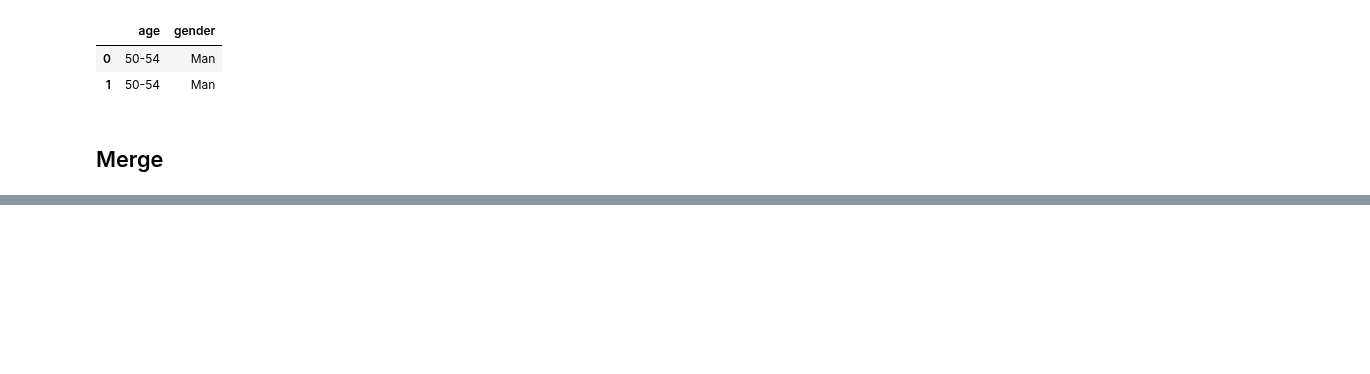
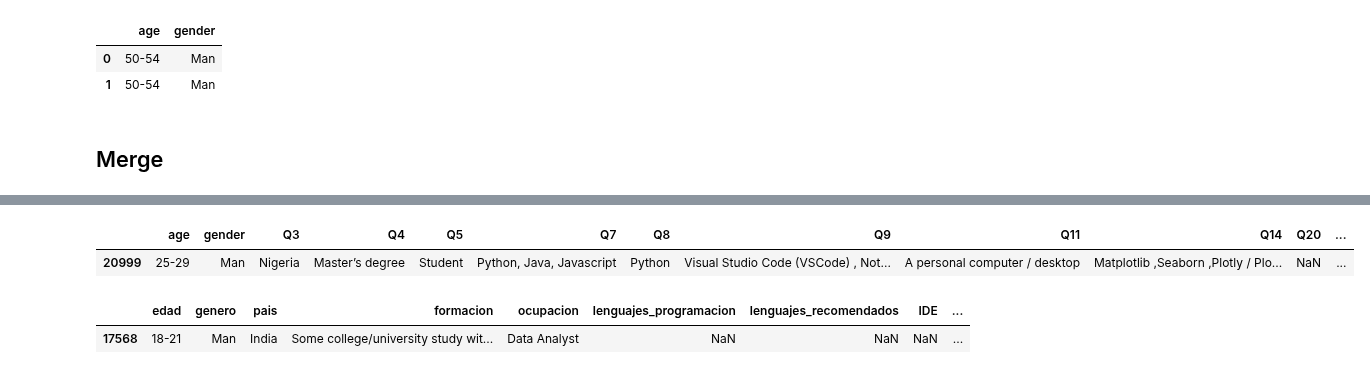
Before and after one commit to Adalab/EDA-ETL-project, a Jupyter notebook: fusion_archivos.ipynb, the cells around one changed output, grey strips where cells are left out. Cells and saved outputs as stored; diff of their text form; code cells hidden in the pictures; blank space fills up the shorter version.

```diff
--- a/fusion_archivos.ipynb
+++ b/fusion_archivos.ipynb
@@ -261,3 +261,9 @@ encuesta_limpia.head(4)
 # comentado por si acaso
 # %%
 encuesta_limpia.to_csv('data/encuesta_limpia.csv')
+# %%
+df_limpio = pd.read_csv('data/encuesta_limpia.csv', index_col = 0)
+df_limpio.sample()
+# %% [output]
+|  | age | gender | Q3 | Q4 | Q5 | Q7 | Q8 | Q9 | Q11 | Q14 | Q20 | ... |
+| 20999 | 25-29 | Man | Nigeria | Master’s degree | Student | Python, Java, Javascript | Python | Visual Studio Code (VSCode) , Not... | A personal computer / desktop | Matplotlib ,Seaborn ,Plotly / Plo... | NaN | ... |
@@ -263,0 +272,6 @@ encuesta_limpia.to_csv('data/encuesta_limpia.csv')
+# %%
+df_renombrado = df_limpio.rename(columns=dicc_nombres)
+df_renombrado.sample()
+# %% [output]
+|  | edad | genero | pais | formacion | ocupacion | lenguajes_programacion | lenguajes_recomendados | IDE | ... |
+| 17568 | 18-21 | Man | India | Some college/university study wit... | Data Analyst | NaN | NaN | NaN | ... |
```
Also changed, not shown: parts of 6 cells of this notebook, 4 other files.
